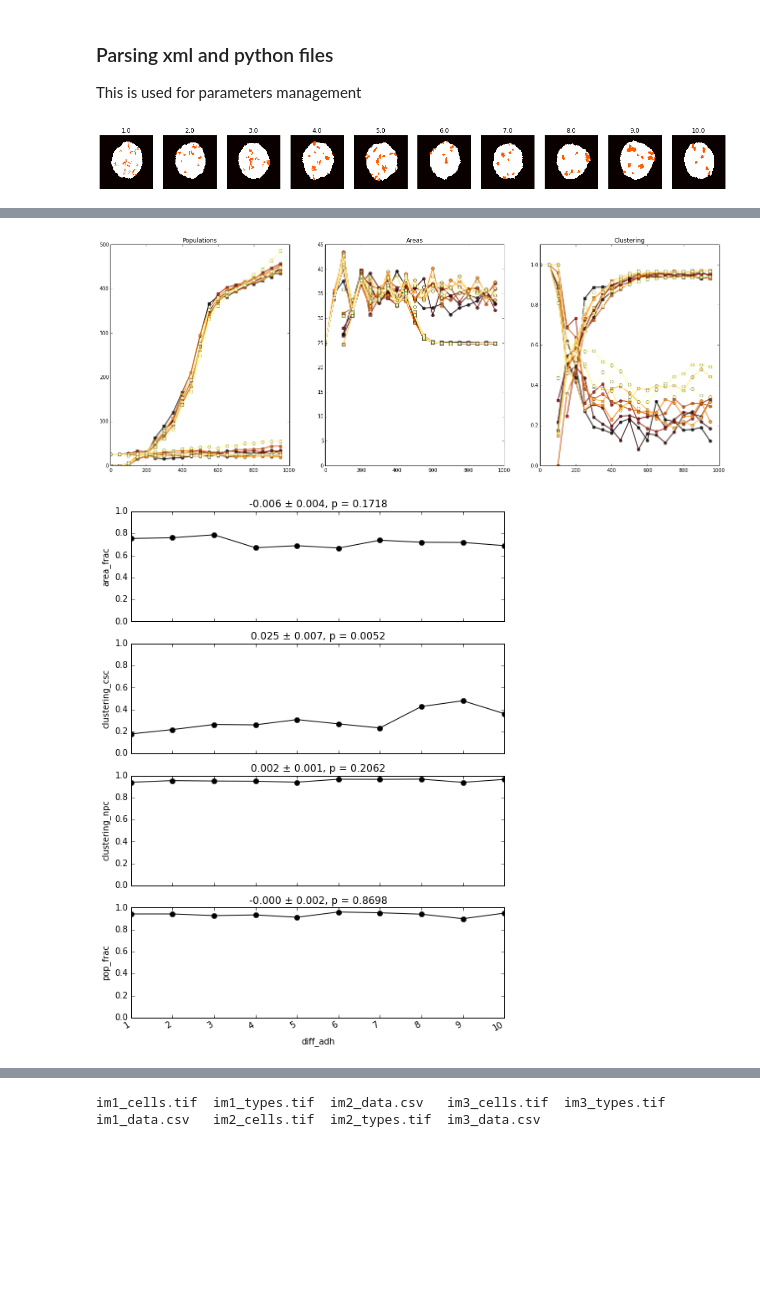
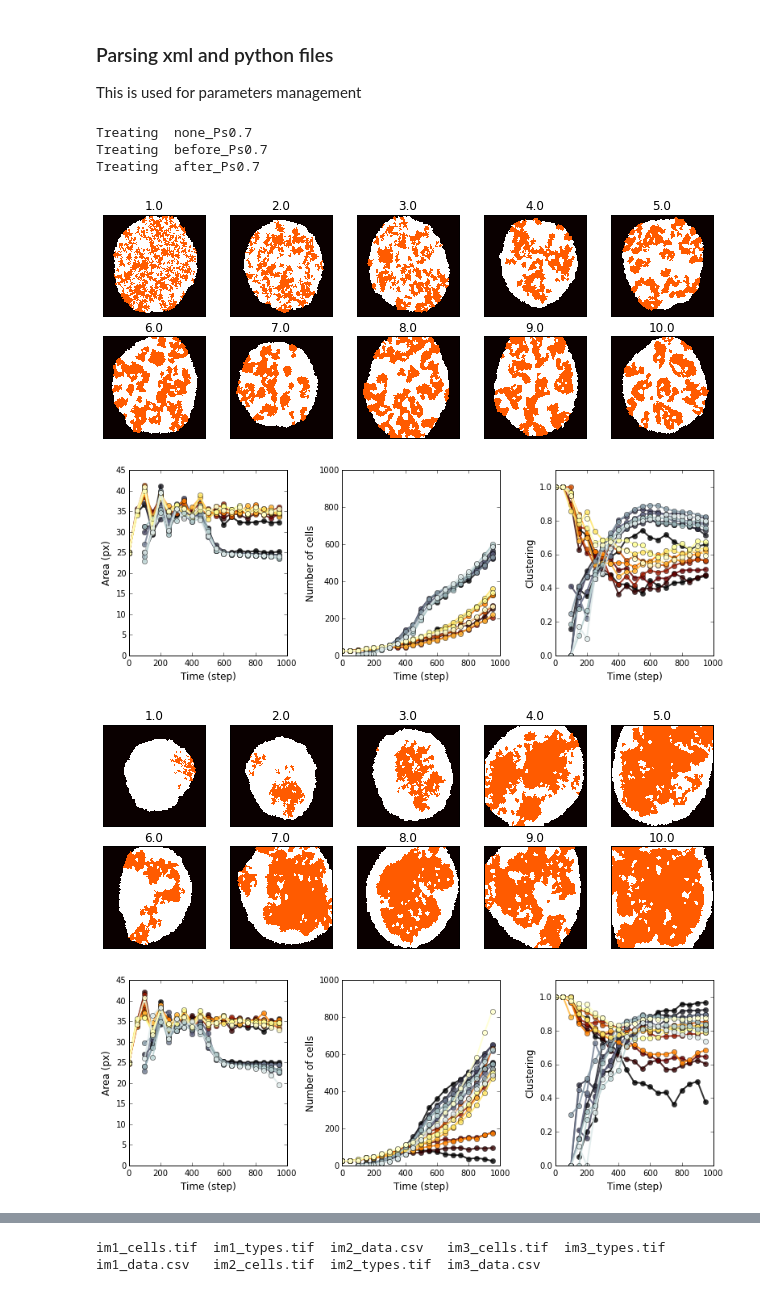
Before and after one commit to glyg/CancerStemCells_GGH, a Jupyter notebook: Notebooks/CompuCell3D simulations Importer.ipynb, the cells around one changed output, grey strips where cells are left out. Drawn from its saved outputs; the diff is of its cells as text; code cells hidden in the pictures; blank space fills up the shorter version.

Commit message:
graphing

```diff
--- a/Notebooks/CompuCell3D simulations Importer.ipynb
+++ b/Notebooks/CompuCell3D simulations Importer.ipynb
@@ -46,24 +47,47 @@ collected = {}
 
 DATA_ROOT_base = '/home/guillaume/CC3DWorkspace/Sim2_ParameterScan_'
 suffixes = ['{}_Ps{}'.format(a, b) for a in ['none', 'before', 'after']
-            for b in ['0.5', '0.6', '0.7', '0.8']]
+#            for b in ['0.5', '0.6', '0.7', '0.8']]
+            for b in ['0.7',]]
 # %%
 i = 0
-# %%
-DATA_ROOT = DATA_ROOT_base + suffixes[i]
-sim_name = suffixes[i]
-
-tumors = parse_data_dir(DATA_ROOT)
+# %%
+collected_tumors = {}
+
+for suffix in suffixes:
+
+    DATA_ROOT = DATA_ROOT_base + suffix
+    sim_name = suffix
+    print("Treating  {}".format(sim_name))
+    collected_tumors[suffix] = parse_data_dir(DATA_ROOT)
+
+
+    # collect_tumor_data(tumors, collected)
+# %% [output]
+Treating  none_Ps0.7
+Treating  before_Ps0.7
+Treating  after_Ps0.7
 # %%
-pix_width = 2048
-pix_height = 800
-dpi = 90
 
-frame_num = -1
-f_size_i = (pix_width/dpi, pix_height/dpi)
+for suffix in suffixes:
 
-fig, axes = show_type(tumors, frame_num, f_size_i)
+    tumors = collected_tumors[suffix]
+    frame_num = -1
+    dpi = 90
 
-plt.savefig('types_{}.svg'.format(sim_name))
+    pix_width = 1024
+    pix_height = 400
+
+    f_size_i = (pix_width/dpi, pix_height/dpi)
+
+    fig, axes = show_type(tumors, frame_num, f_size_i)
+
+    plt.savefig('types_{}.svg'.format(sim_name))
+
+    show_time_components(tumors, f_size_i)
+    plt.savefig('evolution_{}.svg'.format(sim_name))
 # %% [output]
-[figure, old version]
+[figure, new version]
+[figure, added]
+[figure, added]
+[figure, added]
@@ -70,5 +95,0 @@ plt.savefig('types_{}.svg'.format(sim_name))
-# %%
-show_time_components(tumors, f_size_i)
-plt.savefig('evolution_{}.svg'.format(sim_name))
-# %% [output]
-[figure, removed]
@@ -98,12 +95,0 @@ collected[sim_name].sort_index(inplace=True)
-# %%
-from scipy.stats import linregress
-df = collected[sim_name]
-axes = df.plot(subplots=True, figsize=(8, 12), style='ko-', legend=False)
-for ax, col in zip(axes, df.columns):
-    reg = linregress(df.index, df[col])
-    ax.set_title(u'{:.3f} ± {:.3f}, p = {:.4f}'.format(reg.slope, reg.stderr, reg.pvalue))
-    ax.set_ylabel(col)
-    ax.set_ylim(0, 1)
-plt.savefig('averages_{}.svg'.format(sim_name))
-# %% [output]
-[figure, removed]
```
Also changed, not shown: parts of 15 cells of this notebook, 4 other files.
